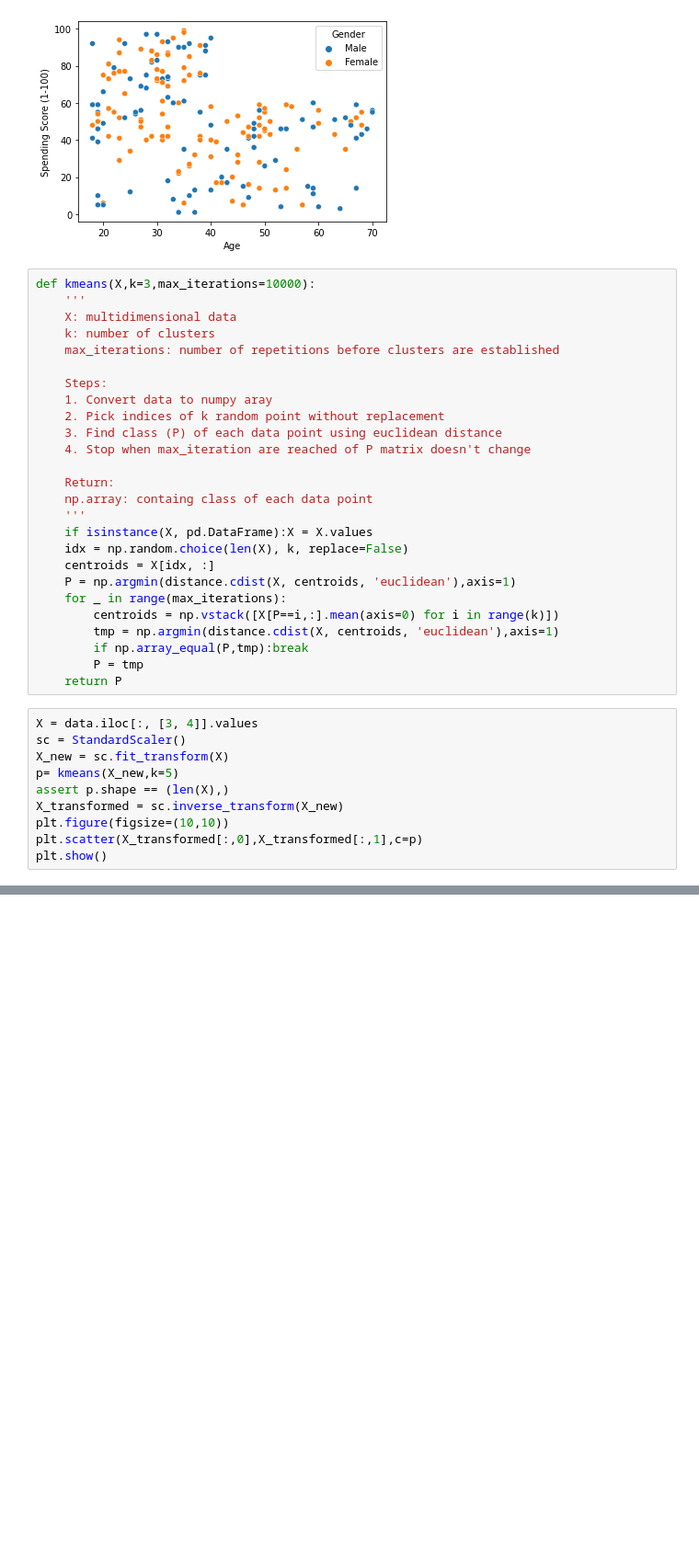
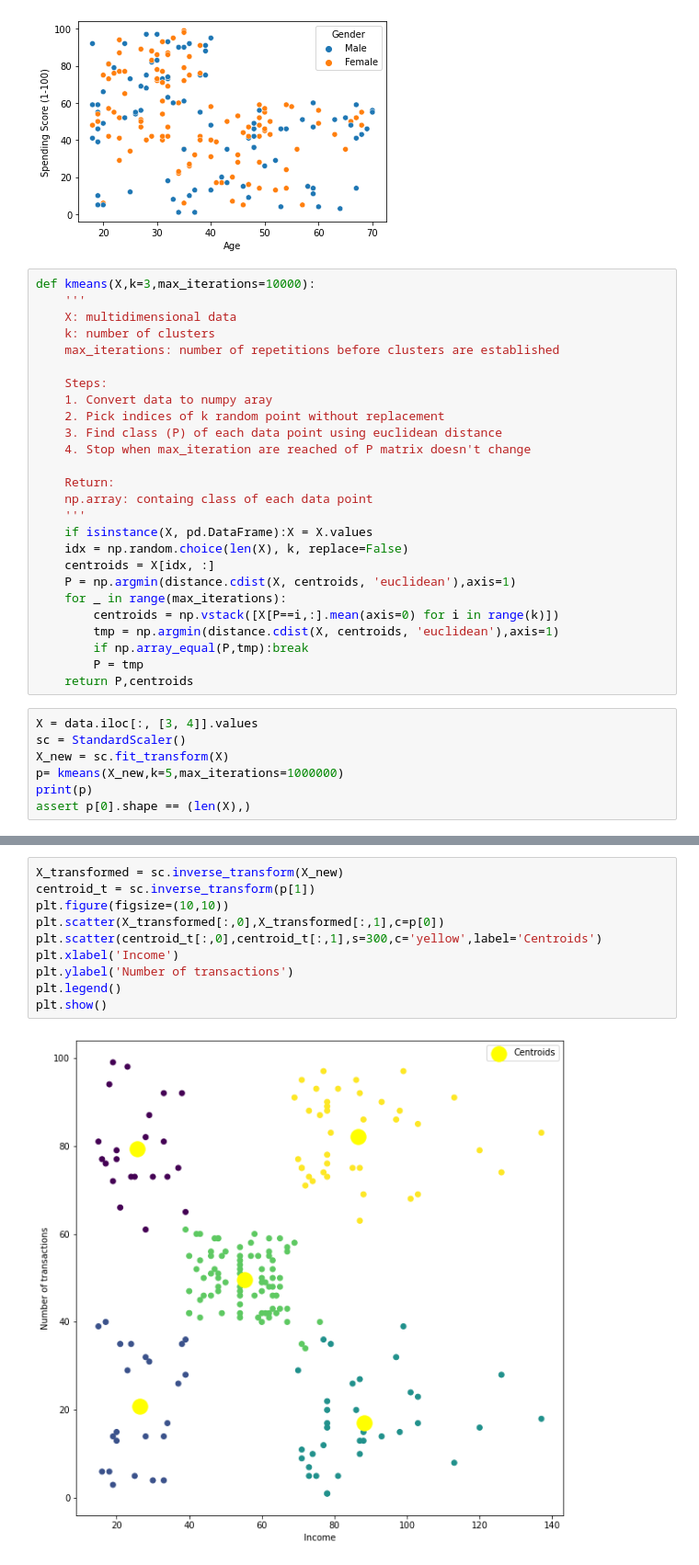
Before and after one commit to bits-mtech/SPA, a Jupyter notebook: PreProcessing.ipynb, the cells around one changed output, grey strips where cells are left out. Shown: that part at 92% size. Cells and saved outputs as stored; diff of their text form; blank space fills up the shorter version.

```diff
--- a/PreProcessing.ipynb
+++ b/PreProcessing.ipynb
@@ -97,15 +97,12 @@ def kmeans(X,k=3,max_iterations=10000):
         tmp = np.argmin(distance.cdist(X, centroids, 'euclidean'),axis=1)
         if np.array_equal(P,tmp):break
         P = tmp
-    return P
+    return P,centroids
 # %%
 X = data.iloc[:, [3, 4]].values
 sc = StandardScaler()
 X_new = sc.fit_transform(X)
-p= kmeans(X_new,k=5)
-assert p.shape == (len(X),)
-X_transformed = sc.inverse_transform(X_new)
-plt.figure(figsize=(10,10))
-plt.scatter(X_transformed[:,0],X_transformed[:,1],c=p)
-plt.show()
+p= kmeans(X_new,k=5,max_iterations=1000000)
+print(p)
+assert p[0].shape == (len(X),)
 # %% [output]
@@ -112,0 +123,12 @@ plt.show()
+# %%
+X_transformed = sc.inverse_transform(X_new)
+centroid_t = sc.inverse_transform(p[1])
+plt.figure(figsize=(10,10))
+plt.scatter(X_transformed[:,0],X_transformed[:,1],c=p[0])
+plt.scatter(centroid_t[:,0],centroid_t[:,1],s=300,c='yellow',label='Centroids')
+plt.xlabel('Income')
+plt.ylabel('Number of transactions')
+plt.legend()
+plt.show()
+# %% [output]
+[figure, added]
```
Also changed, not shown: parts of 1 cell of this notebook.
